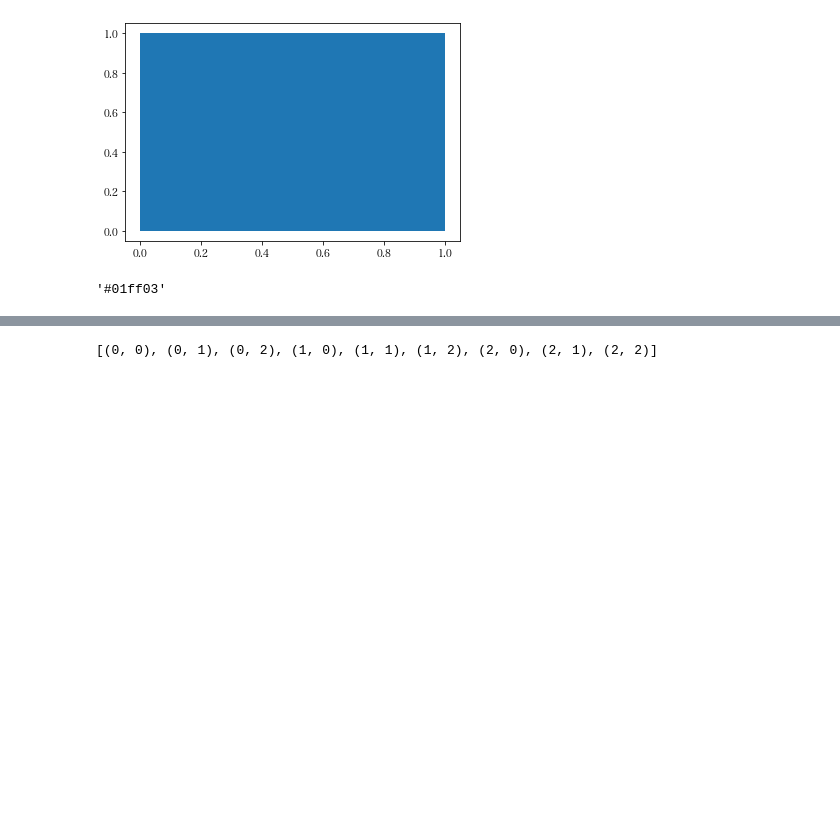
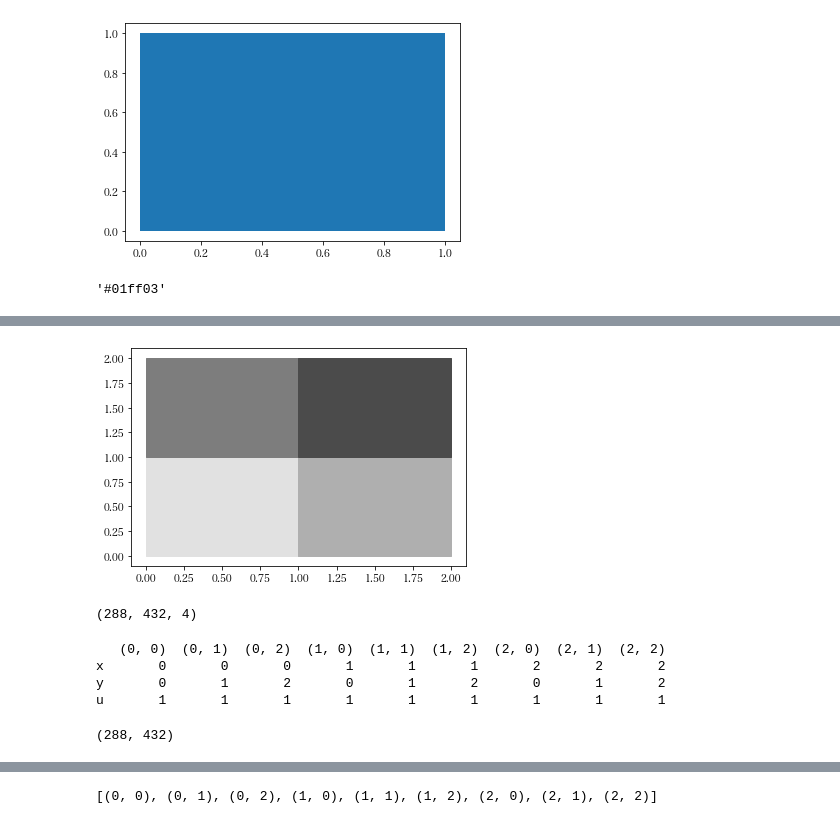
Before and after one commit to banbiossa/coding-the-matrix, a Jupyter notebook: notebooks/0.4_matrix.ipynb, the cells around one changed output, grey strips where cells are left out. Drawn from its saved outputs; the diff is of its cells as text; code cells hidden in the pictures; blank space fills up the shorter version.

```diff
--- a/notebooks/0.4_matrix.ipynb
+++ b/notebooks/0.4_matrix.ipynb
@@ -71,0 +135,4 @@ rgb_to_hex(rgb)
+# %%
+fig
+# %% [output]
+[figure, added]
@@ -71,0 +141,11 @@ rgb_to_hex(rgb)
+# %%
+data.shape
+# %% [output]
+(288, 432, 4)
+# %%
+print(locations)
+# %% [output]
+   (0, 0)  (0, 1)  (0, 2)  (1, 0)  (1, 1)  (1, 2)  (2, 0)  (2, 1)  (2, 2)
+x       0       0       0       1       1       1       2       2       2
+y       0       1       2       0       1       2       0       1       2
+u       1       1       1       1       1       1       1       1       1
@@ -71,0 +154,4 @@ rgb_to_hex(rgb)
+# %%
+r.shape
+# %% [output]
+(288, 432)
```
Also changed, not shown: parts of 19 cells of this notebook, 2 other files.
